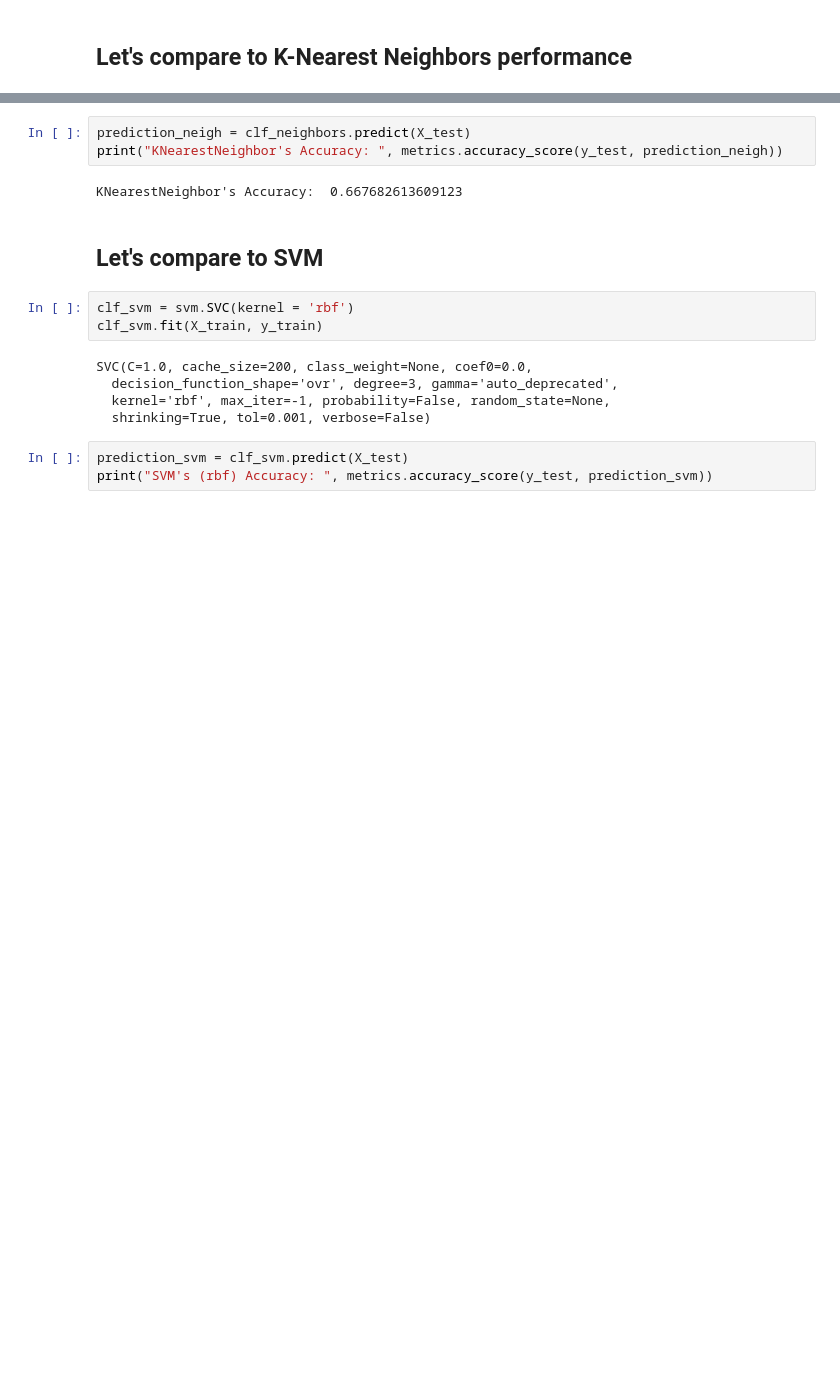
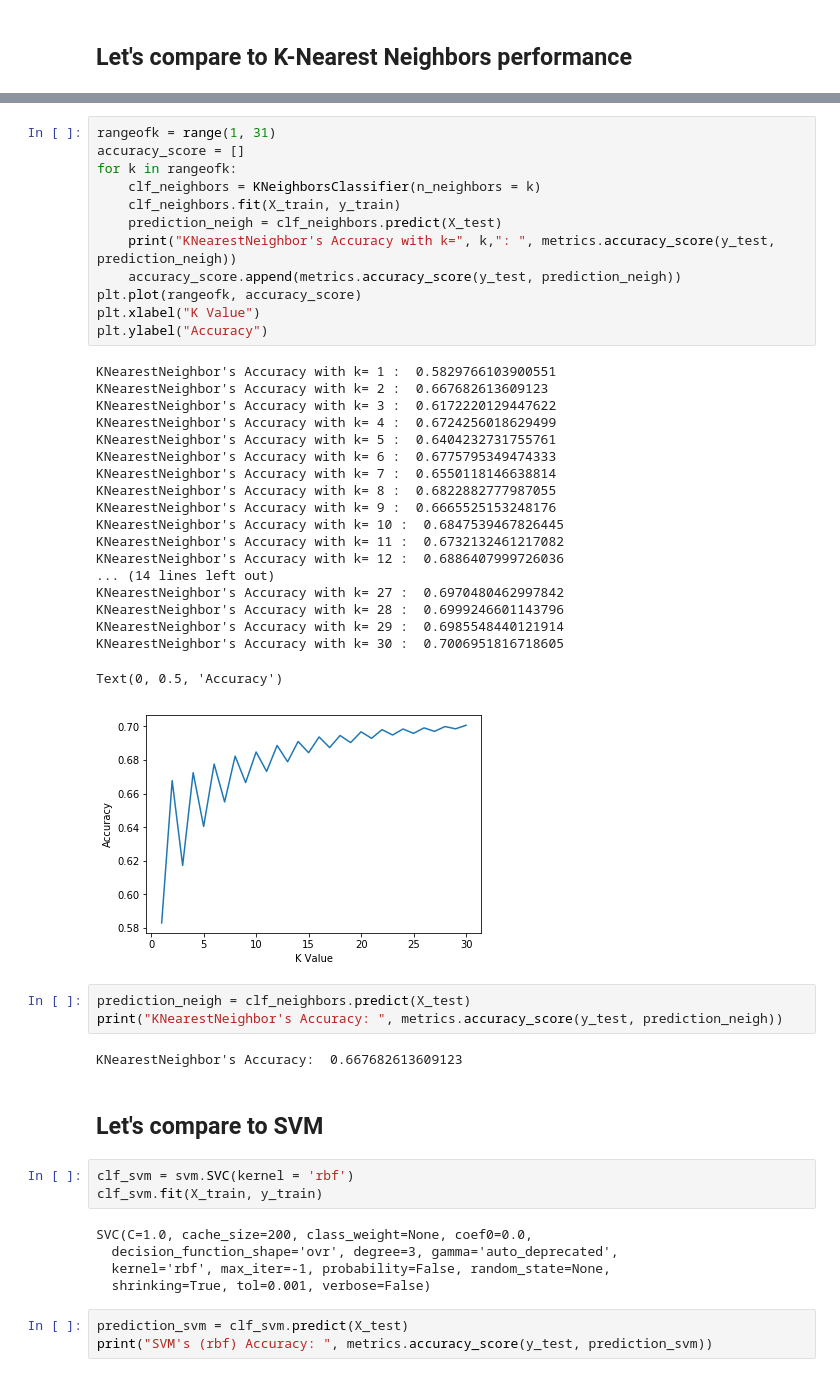
Before and after one commit to rschmitt40/Coursera_Capstone, a Jupyter notebook: Coursera IBM Data Science Capstone.ipynb, the cells around one changed output, grey strips where cells are left out. Cells and saved outputs as stored; diff of their text form; blank space fills up the shorter version.

```diff
--- a/Coursera IBM Data Science Capstone.ipynb
+++ b/Coursera IBM Data Science Capstone.ipynb
@@ -203,3 +205,35 @@ KNeighborsClassifier(algorithm='auto', leaf_size=30, metric='minkowski',
+# %%
+rangeofk = range(1, 31)
+accuracy_score = []
+for k in rangeofk:
+    clf_neighbors = KNeighborsClassifier(n_neighbors = k)
+    clf_neighbors.fit(X_train, y_train)
+    prediction_neigh = clf_neighbors.predict(X_test)
+    print("KNearestNeighbor's Accuracy with k=", k,": ", metrics.accuracy_score(y_test, prediction_neigh))
+    accuracy_score.append(metrics.accuracy_score(y_test, prediction_neigh))
+plt.plot(rangeofk, accuracy_score)
+plt.xlabel("K Value")
+plt.ylabel("Accuracy")
+# %% [output]
+KNearestNeighbor's Accuracy with k= 1 :  0.5829766103900551
+KNearestNeighbor's Accuracy with k= 2 :  0.667682613609123
+KNearestNeighbor's Accuracy with k= 3 :  0.6172220129447622
+KNearestNeighbor's Accuracy with k= 4 :  0.6724256018629499
+KNearestNeighbor's Accuracy with k= 5 :  0.6404232731755761
+KNearestNeighbor's Accuracy with k= 6 :  0.6775795349474333
+KNearestNeighbor's Accuracy with k= 7 :  0.6550118146638814
+KNearestNeighbor's Accuracy with k= 8 :  0.6822882777987055
+KNearestNeighbor's Accuracy with k= 9 :  0.6665525153248176
+KNearestNeighbor's Accuracy with k= 10 :  0.6847539467826445
+KNearestNeighbor's Accuracy with k= 11 :  0.6732132461217082
+KNearestNeighbor's Accuracy with k= 12 :  0.6886407999726036
+... (14 lines left out)
+KNearestNeighbor's Accuracy with k= 27 :  0.6970480462997842
+KNearestNeighbor's Accuracy with k= 28 :  0.6999246601143796
+KNearestNeighbor's Accuracy with k= 29 :  0.6985548440121914
+KNearestNeighbor's Accuracy with k= 30 :  0.7006951816718605
+Text(0, 0.5, 'Accuracy')
+[figure, added]
 # %%
 prediction_neigh = clf_neighbors.predict(X_test)
 print("KNearestNeighbor's Accuracy: ", metrics.accuracy_score(y_test, prediction_neigh))
```
Also changed, not shown: parts of 6 cells of this notebook.
